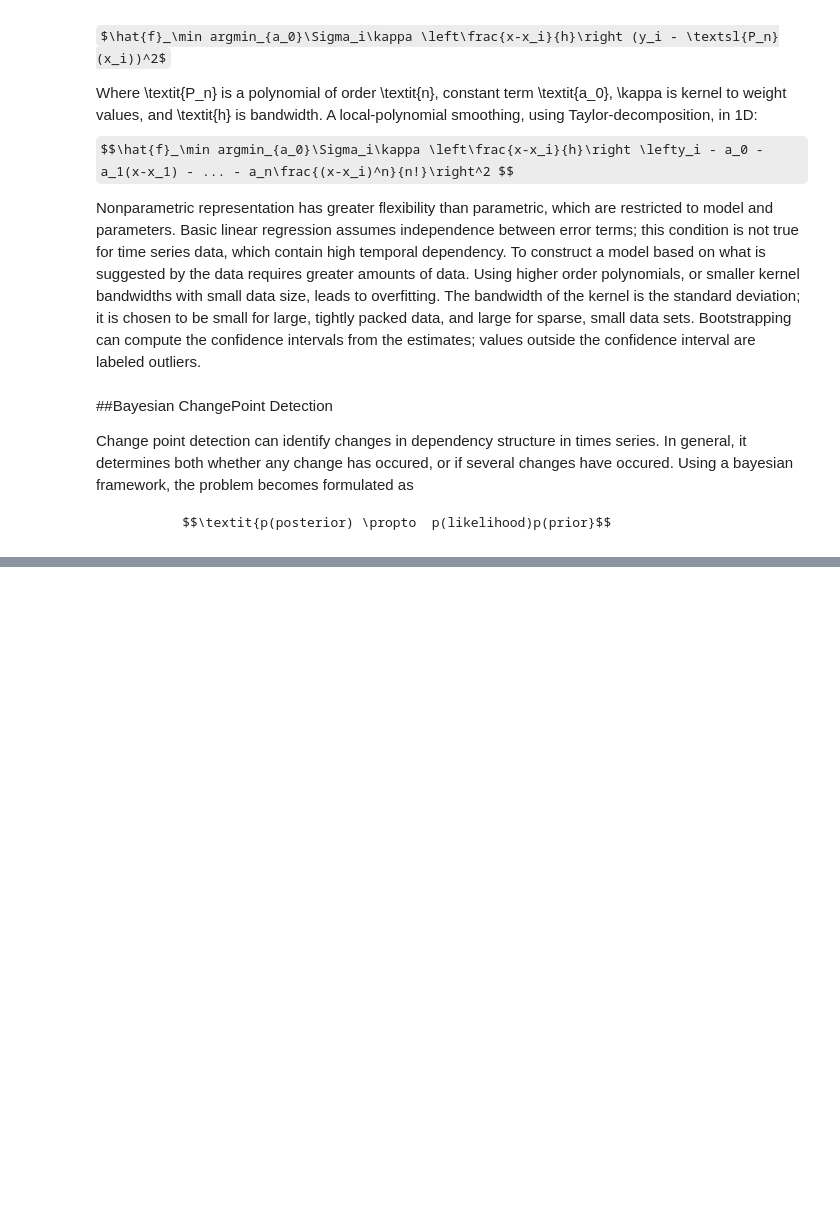
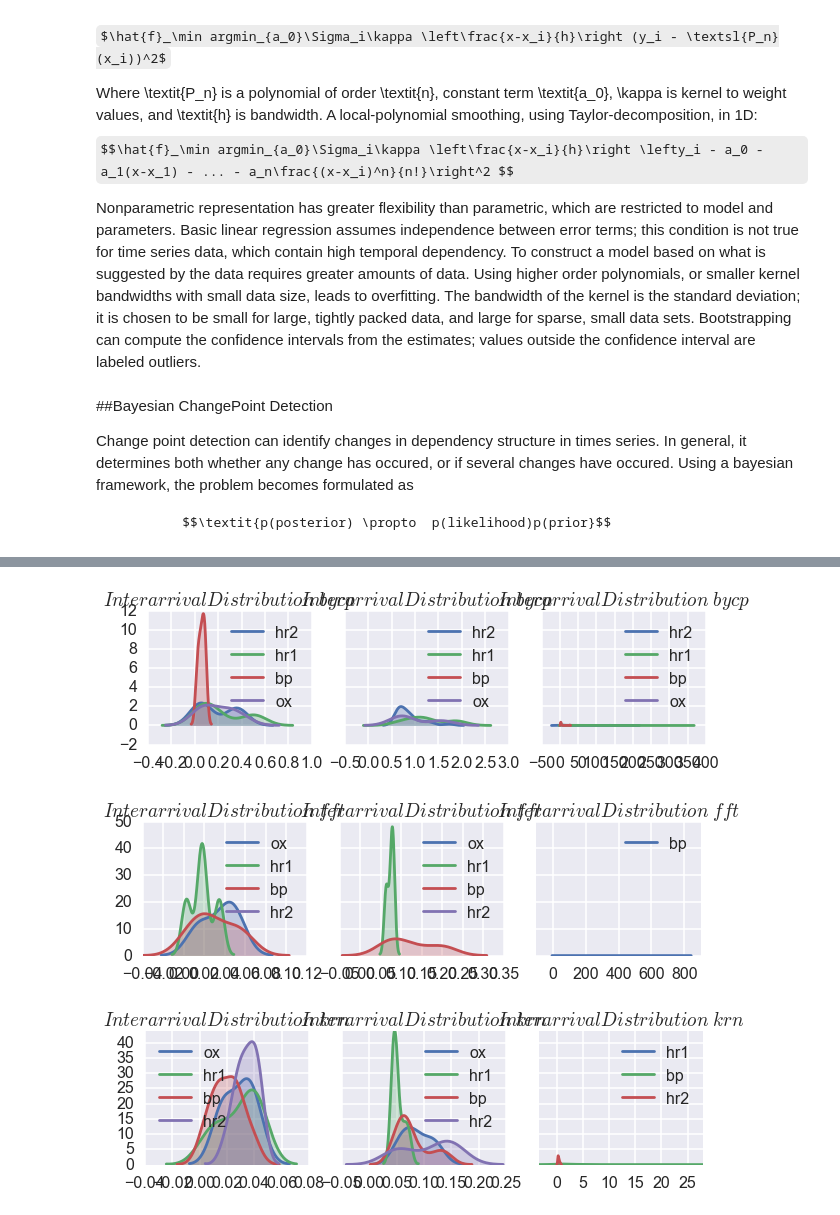
Before and after one commit to ansatz/project, a Jupyter notebook: alerts.ipynb, the cells around one changed output, grey strips where cells are left out. Cells and saved outputs as stored; diff of their text form; code cells hidden in the pictures; some formulas as TeX source; blank space fills up the shorter version.

```diff
--- a/alerts.ipynb
+++ b/alerts.ipynb
@@ -64,0 +99,33 @@ Change point detection can identify changes in dependency structure in times ser
+# %%
+
+
+for at in sorted(alrt): #['krn' 'bycp' 'fft']
+    lbl=('first','second','third')
+    lb = ['first','second','third']
+    f = ''.join( ['f', str(i)] )
+    f,lbl = plt.subplots(1,3, sharey=True,figsize=(10,2.4) )
+    for k,v in alerttype_dict.items():
+        if k[0] == at: #'krn'
+            dv=v[0]; bins=v[1];
+            #print (bins!='third').all()
+            #print dv[bins=='first'].values
+            #break
+            for i,ll in enumerate(lb):
+                #print 'LBL ', ll
+                #print lb
+                if (bins != ll).all(): #.any(axis=1):
+                    #print('$$', (bins != ll).all() )
+                    break
+                else:
+                    #print '** ', ll
+                    #print dv[bins==ll].values
+                    a=sns.kdeplot( dv[ bins==ll ].values, ax=lbl[i], label=k[1],\
+                                shade=True)
+                    a.set(title= r'$Interarrival Distribution \ %s $' % (at))
+        else:
+            pass
+plt.autoscale(tight=True)
+# %% [output]
+[figure, added]
+[figure, added]
+[figure, added]
```
Also changed, not shown: parts of 7 cells of this notebook, 29 other files.
